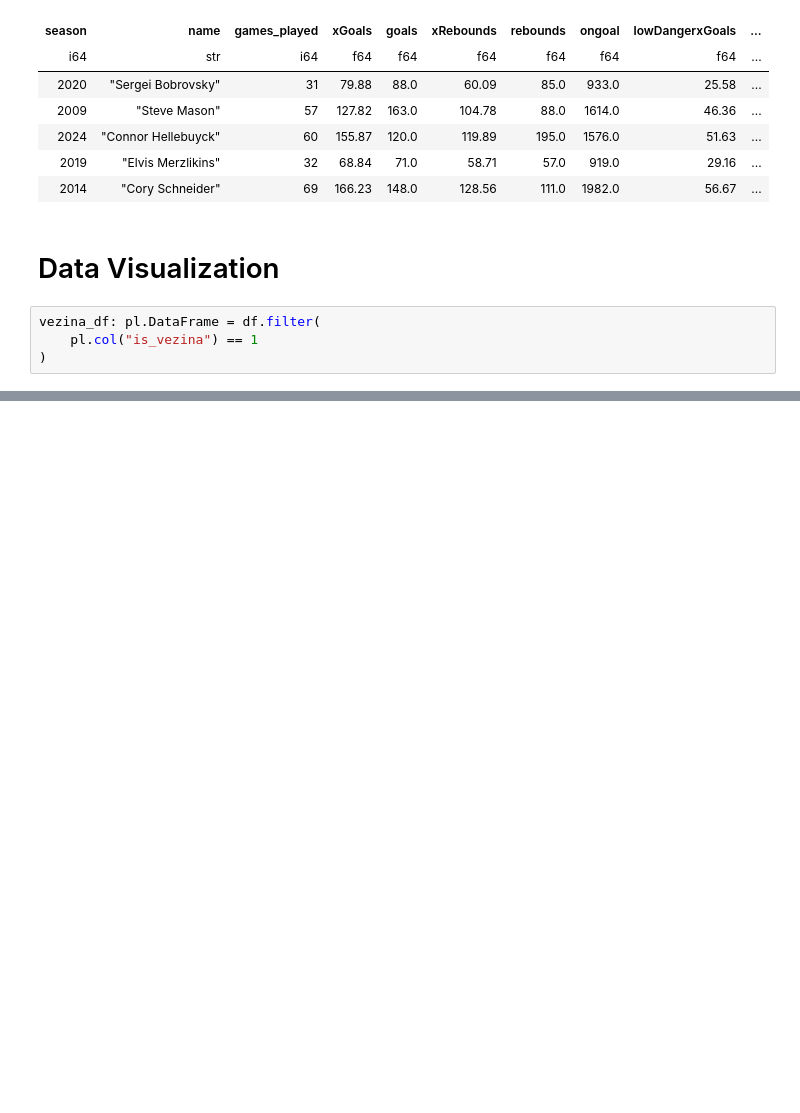
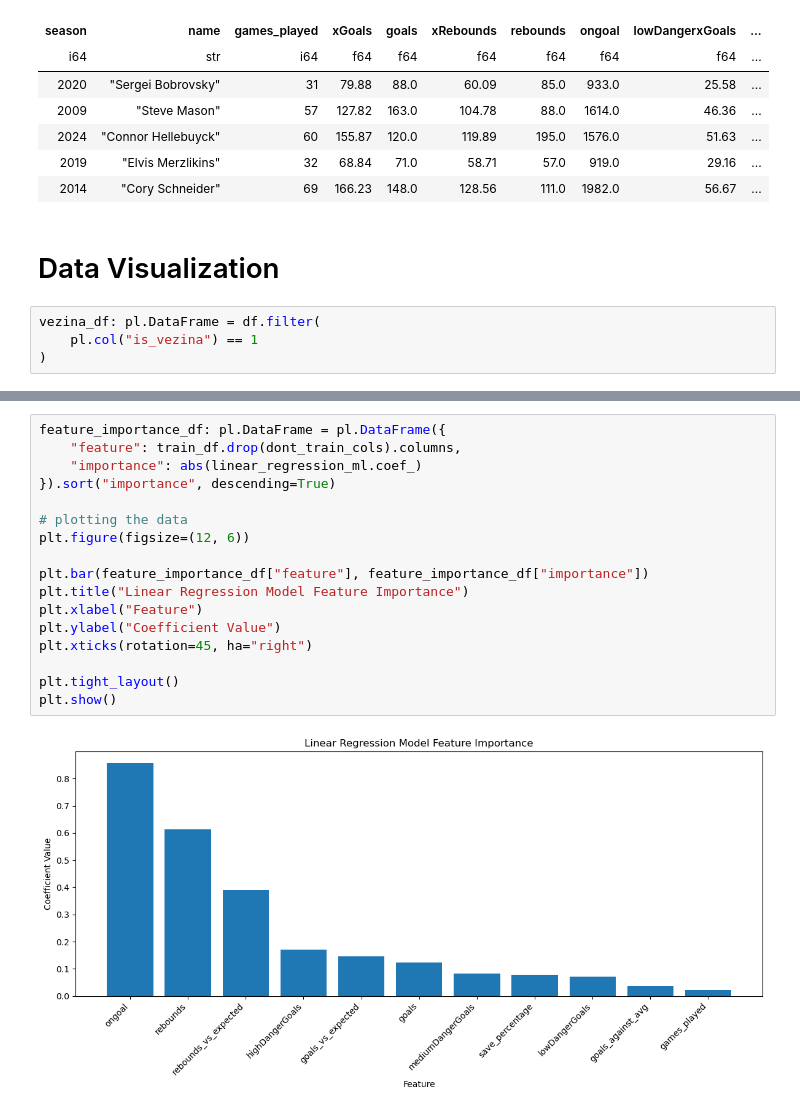
Before and after one commit to 20mattk/NHL-Vezina-Prediction, a Jupyter notebook: Vezina Prediction.ipynb, the cells around one changed output, grey strips where cells are left out. Drawn from its saved outputs; the diff is of its cells as text; blank space fills up the shorter version.

```diff
--- a/Vezina Prediction.ipynb
+++ b/Vezina Prediction.ipynb
@@ -222,0 +371,19 @@ plt.show()
+# %%
+feature_importance_df: pl.DataFrame = pl.DataFrame({
+    "feature": train_df.drop(dont_train_cols).columns,
+    "importance": abs(linear_regression_ml.coef_)
+}).sort("importance", descending=True)
+
+# plotting the data
+plt.figure(figsize=(12, 6))
+
+plt.bar(feature_importance_df["feature"], feature_importance_df["importance"])
+plt.title("Linear Regression Model Feature Importance")
+plt.xlabel("Feature")
+plt.ylabel("Coefficient Value")
+plt.xticks(rotation=45, ha="right")
+
+plt.tight_layout()
+plt.show()
+# %% [output]
+[figure, added]
```
Also changed, not shown: parts of 15 cells of this notebook, 1 other file.
